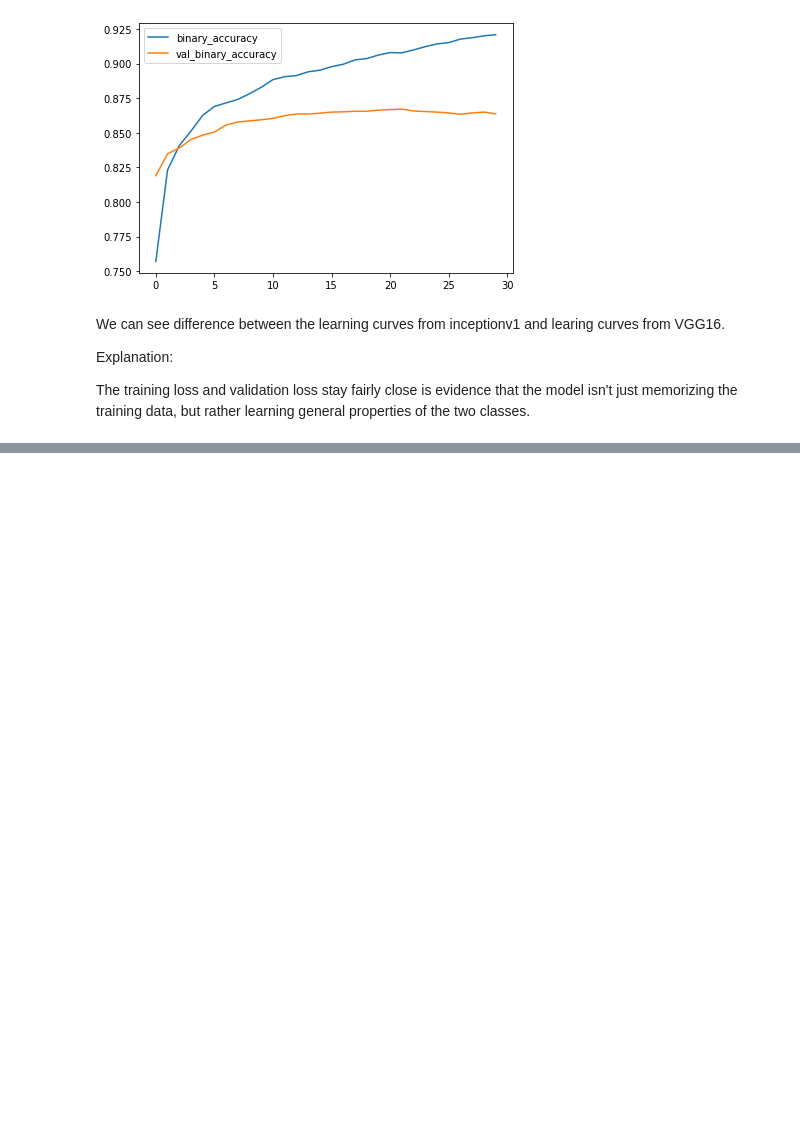
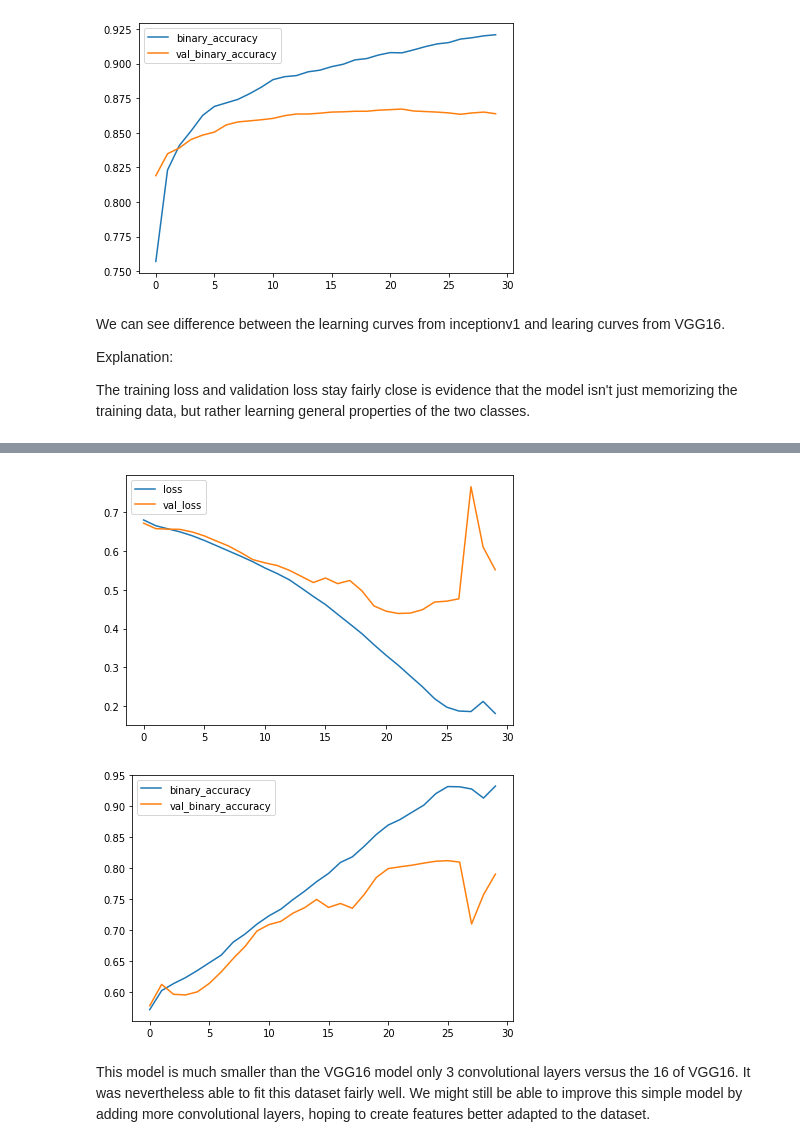
Before and after one commit to NishaniKasineshan/DeepLearning-Projects, a Jupyter notebook: Car_or_Truck.ipynb, the cells around one changed output, grey strips where cells are left out. Drawn from its saved outputs; the diff is of its cells as text; code cells hidden in the pictures; blank space fills up the shorter version.

```diff
--- a/Car_or_Truck.ipynb
+++ b/Car_or_Truck.ipynb
@@ -262,0 +263,26 @@ The training loss and validation loss stay fairly close is evidence that the mod
+# %%
+from tensorflow import keras
+from tensorflow.keras import layers
+
+model = keras.Sequential([
+
+    # First Convolutional Block
+    layers.Conv2D(filters=32, kernel_size=3, activation="relu", padding='same',
+                  # give the input dimensions in the first layer
+                  # [height, width, color channels(RGB)]
+                  input_shape=[128, 128, 3]),
+    layers.MaxPool2D(),
+
+    # Second Convolutional Block
+    layers.Conv2D(filters=64, kernel_size=3, activation="relu", padding='same'),
+    layers.MaxPool2D(),
+    # Third Convolutional Block
+    layers.Conv2D(filters=128, kernel_size=3, activation="relu", padding='same'),
+    layers.MaxPool2D(),
+
+    # Classifier Head
+    layers.Flatten(),
+    layers.Dense(units=6, activation="relu"),
+    layers.Dense(units=1, activation="sigmoid"),
+])
+model.summary()
@@ -262,0 +307,12 @@ The training loss and validation loss stay fairly close is evidence that the mod
+# %%
+model.compile(
+    optimizer=tf.keras.optimizers.Adam(epsilon=0.01),
+    loss='binary_crossentropy',
+    metrics=['binary_accuracy']
+)
+
+history = model.fit(
+    ds_train,
+    validation_data=ds_valid,
+    epochs=30,
+)
@@ -262,0 +337,11 @@ The training loss and validation loss stay fairly close is evidence that the mod
+# %%
+import pandas as pd
+
+history_frame = pd.DataFrame(history.history)
+history_frame.loc[:, ['loss', 'val_loss']].plot()
+history_frame.loc[:, ['binary_accuracy', 'val_binary_accuracy']].plot();
+# %% [output]
+[figure, added]
+[figure, added]
+# %% [markdown]
+This model is much smaller than the VGG16 model only 3 convolutional layers versus the 16 of VGG16. It was nevertheless able to fit this dataset fairly well. We might still be able to improve this simple model by adding more convolutional layers, hoping to create features better adapted to the dataset.
```
Also changed, not shown: parts of 7 cells of this notebook.
